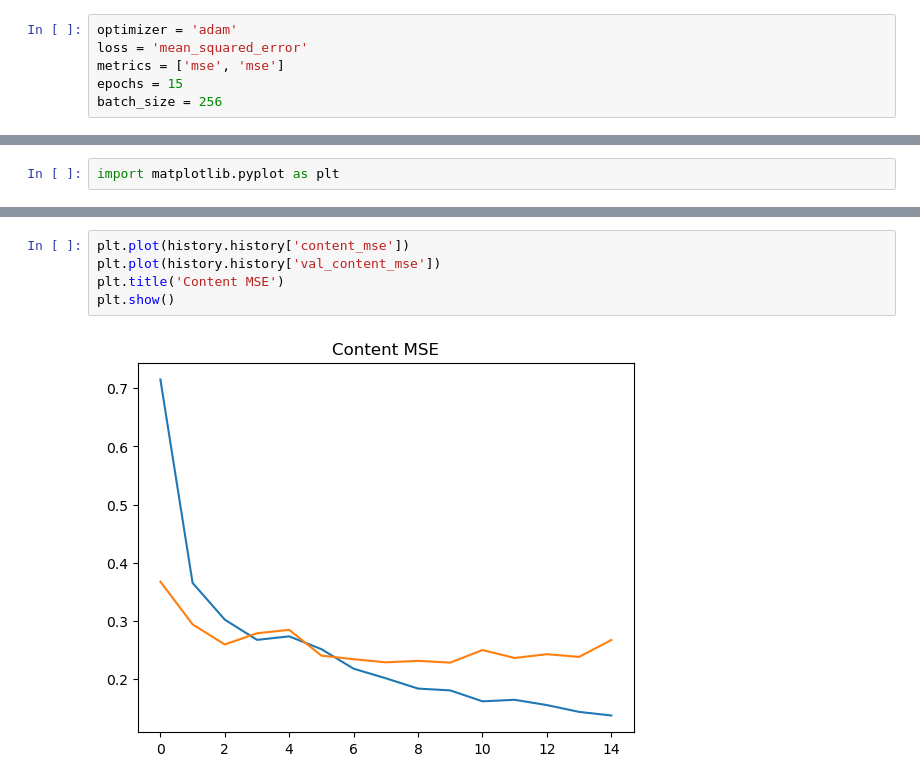
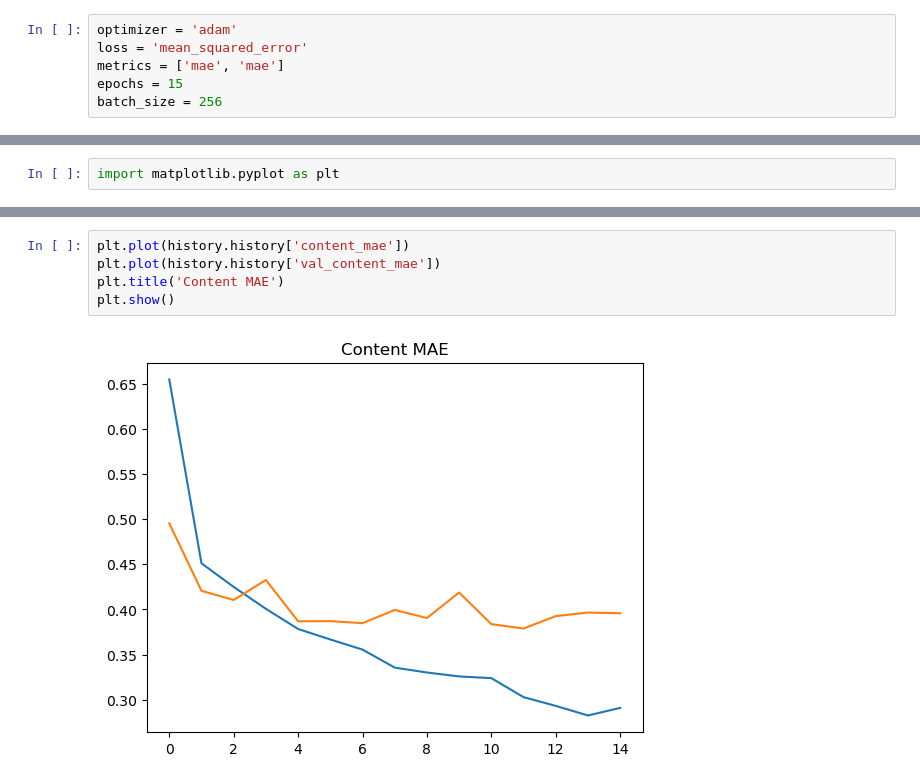
Before and after one commit to Kojimena/DS-P2, a Jupyter notebook: rnn.ipynb, the cells around one changed output, grey strips where cells are left out. Drawn from its saved outputs; the diff is of its cells as text.

```diff
--- a/rnn.ipynb
+++ b/rnn.ipynb
@@ -92,7 +92,7 @@ wording_output = Dense(1, activation='linear', name='wording')(x)
 # %%
 optimizer = 'adam'
 loss = 'mean_squared_error'
-metrics = ['mse', 'mse']
+metrics = ['mae', 'mae']
 epochs = 15
 batch_size = 256
 # %%
@@ -182,8 +182,8 @@ plt.show()
 # %%
-plt.plot(history.history['content_mse'])
-plt.plot(history.history['val_content_mse'])
-plt.title('Content MSE')
+plt.plot(history.history['content_mae'])
+plt.plot(history.history['val_content_mae'])
+plt.title('Content MAE')
 plt.show()
 # %% [output]
-[figure, old version]
+[figure, new version]
 # %%
```
Also changed, not shown: parts of 7 cells of this notebook.
